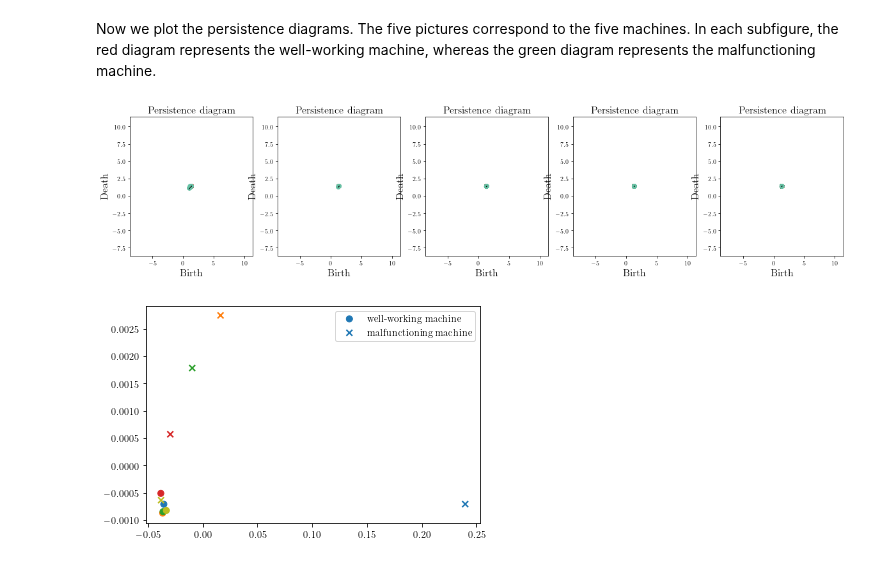
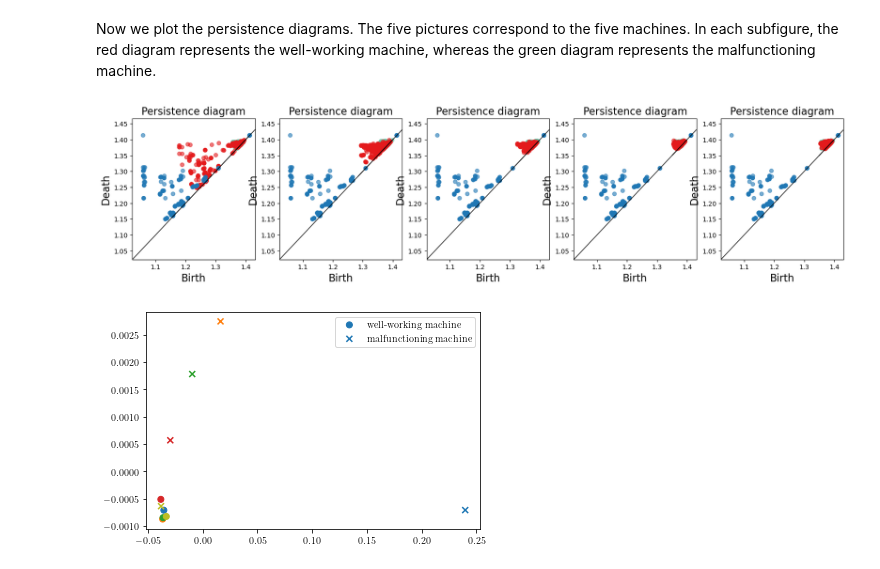
Before and after one commit to nihell/MachineSignalProcessing, a Jupyter notebook: FirstLook.ipynb, the cells around one changed output. Drawn from its saved outputs; the diff is of its cells as text; code cells hidden in the pictures.

```diff
--- a/FirstLook.ipynb
+++ b/FirstLook.ipynb
@@ -22,12 +22,12 @@ Now we load the data.
 We have five machines, for each of which we have time series for working well and for malfunctioning.
 This way we get 10 numpy arrays in total.
 # %%
-datapath =".\\data\\timeseries\\good2"
+datapath ="./data/timeseries/good2"
 filelist = os.listdir(datapath)
 print(sorted(filelist))
 good_labels  =sorted(filelist)
 good_time_series = [np.loadtxt(os.path.join(datapath,f)) for f in sorted(filelist)]
-datapath =".\\data\\timeseries\\bad2"
+datapath ="./data/timeseries/bad2"
 filelist = os.listdir(datapath)
 print(sorted(filelist))
 bad_labels = sorted(filelist)
@@ -44,8 +44,8 @@ Let us plot the time series
 # %%
 f,axes = plt.subplots(1,len(good_time_series), figsize = (25,5))
 for i in range(0,len(good_time_series)):
-    axes[i].plot(np.array(range(len(good_time_series[i]))),good_time_series[i], alpha = 1, c="tab:green")
+    #axes[i].plot(np.array(range(len(good_time_series[i]))),good_time_series[i], alpha = 1, c="tab:green")
     #axes[i].plot(np.array(range(len(bad_time_series[i]))),bad_time_series[i], alpha=1, c="tab:red")
-    #axes[i].plot(np.array(range(len(bad_time_series[i]))),bad_time_series[i]-good_time_series[i], alpha=0.5, c="tab:red")
+    axes[i].plot(np.array(range(len(bad_time_series[i]))),bad_time_series[i]-good_time_series[i], alpha=0.5, c="tab:red")
 plt.show()
 # %% [output]
@@ -62,7 +62,7 @@ Concretely, using $dim =4, delay = 5, skip = 6$, we map the sequence
 $$(x_1, x_2, x_3, x_4, x_5, x_6, \ldots)\mapsto ((x_1, x_6, x_{11}, x_{16}), (x_7,x_{12}, x_{17},x_{22}),(x_{13},x_{18},x_{23},x_{28})).$$
 # %%
 #dim * delay should roughly equal len(time_series)/numer_of_periods
-dim = 1041# half period
+dim = 1083#3*833# half period
 delay = len(good_time_series[0])//dim
 print("delay", delay)
 skip = 1#200#0#100
@@ -107,7 +107,7 @@ For each pointcloud, we compute persistent homology in dimension 1 using the alp
 good_pds = []
 
 for pc in good_point_clouds:
-    ac = gd.RipsComplex(pc)
+    ac = gd.RipsComplex(points=pc)
     st = ac.create_simplex_tree(max_dimension = 2)
     st.compute_persistence()
     good_pds.append(st.persistence_intervals_in_dimension(1))
@@ -115,10 +115,18 @@ for pc in good_point_clouds:
 bad_pds = []
 
 for pc in bad_point_clouds:
-    ac = gd.RipsComplex(pc)
+    ac = gd.RipsComplex(points=pc)
     st = ac.create_simplex_tree(max_dimension = 2)
     st.compute_persistence()
     bad_pds.append(st.persistence_intervals_in_dimension(1))
+
+diff_pds = []
+
+for pc in diff_point_clouds:
+    ac = gd.RipsComplex(points=pc)
+    st = ac.create_simplex_tree(max_dimension = 2)
+    st.compute_persistence()
+    diff_pds.append(st.persistence_intervals_in_dimension(1))
 # %% [markdown]
 Now we plot the persistence diagrams.
 The five pictures correspond to the five machines.
@@ -126,15 +134,16 @@ In each subfigure, the red diagram represents the well-working machine, whereas
 # %%
 f,axes = plt.subplots(1,len(good_pds), figsize = (20,4))
 for i in range(0,len(good_pds)):
 
-    gd.plot_persistence_diagram(good_pds[i], axes=axes[i], greyblock=False)
-    gd.plot_persistence_diagram(bad_pds[i], axes=axes[i],colormap=cm.Set2.colors, greyblock=False)
+    gd.plot_persistence_diagram(good_pds[i], axes=axes[i],colormap=cm.Set2.colors, greyblock=False)
+    gd.plot_persistence_diagram(bad_pds[i], axes=axes[i], greyblock=False)
+    gd.plot_persistence_diagram(diff_pds[i], axes=axes[i],colormap=cm.tab10.colors, greyblock=False)
     #gd.plot_persistence_diagram([good_pds[i], bad_pds[i]], axes=axes[i])
-    axes[i].set_xlim((np.min(good_pds[i][:,0]-10),np.max(bad_pds[i][:,0]+10)))
-    axes[i].set_ylim((np.min(good_pds[i][:,1]-10),np.max(bad_pds[i][:,1]+10)))
+    #axes[i].set_xlim((np.min(good_pds[i][:,0]-10),np.max(bad_pds[i][:,0]+10)))
+    #axes[i].set_ylim((np.min(good_pds[i][:,1]-10),np.max(bad_pds[i][:,1]+10)))
 plt.show()
 # %% [output]
-[figure, old version]
+[figure, new version]
 # %%
 n=2
 n_most_persistent_points = np.zeros((len(good_pds)+len(bad_pds), n))
```
Also changed, not shown: parts of 5 cells of this notebook, 47 other files.
